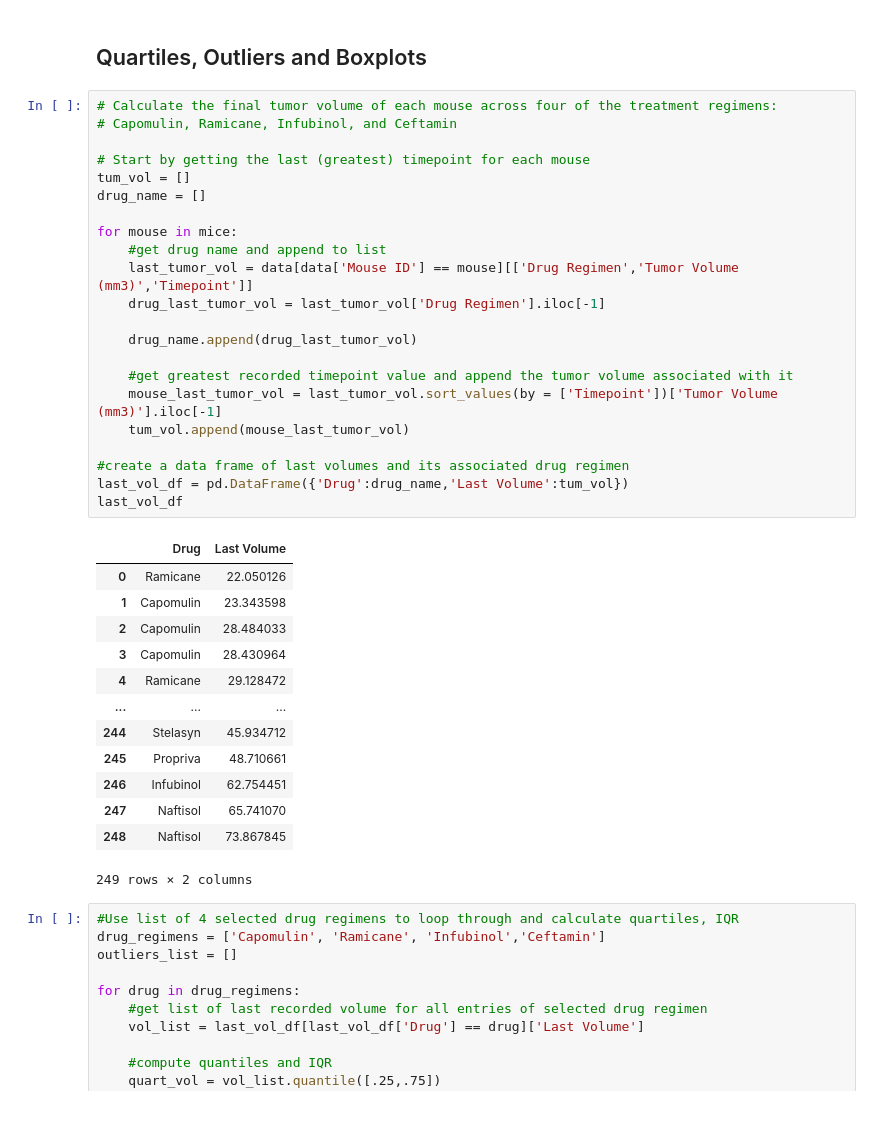
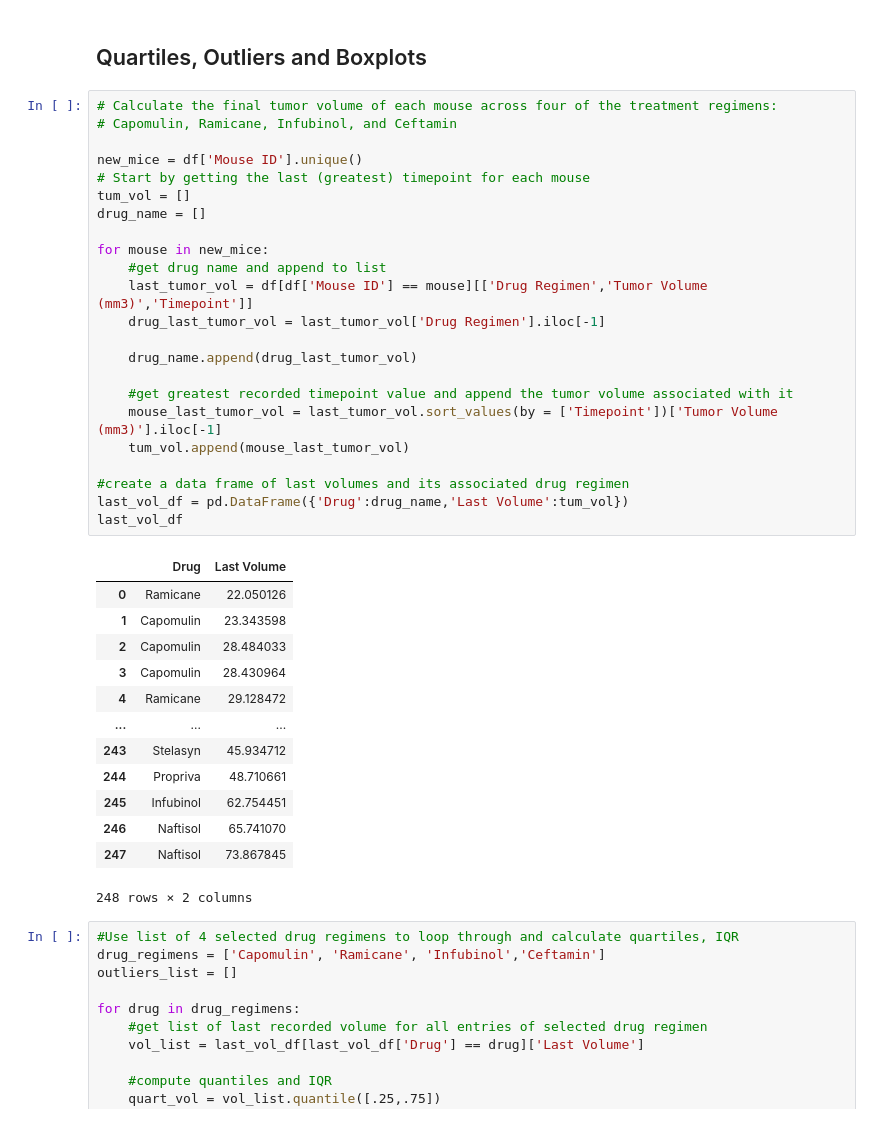
Before and after one commit to brus041/Matplotlib_Project, a Jupyter notebook: pymaceuticals_starter.ipynb, the cells around one changed output. Saved outputs shown, nothing was run; the diff lists cells and outputs as text.

```diff
--- a/pymaceuticals_starter.ipynb
+++ b/pymaceuticals_starter.ipynb
@@ -210,39 +223,40 @@ plt.legend()
 # %%
 # Calculate the final tumor volume of each mouse across four of the treatment regimens:
 # Capomulin, Ramicane, Infubinol, and Ceftamin
 
+new_mice = df['Mouse ID'].unique()
 # Start by getting the last (greatest) timepoint for each mouse
 tum_vol = []
 drug_name = []
 
-for mouse in mice:
+for mouse in new_mice:
     #get drug name and append to list
-    last_tumor_vol = data[data['Mouse ID'] == mouse][['Drug Regimen','Tumor Volume (mm3)','Timepoint']]
+    last_tumor_vol = df[df['Mouse ID'] == mouse][['Drug Regimen','Tumor Volume (mm3)','Timepoint']]
     drug_last_tumor_vol = last_tumor_vol['Drug Regimen'].iloc[-1]
 
     drug_name.append(drug_last_tumor_vol)
 
     #get greatest recorded timepoint value and append the tumor volume associated with it
     mouse_last_tumor_vol = last_tumor_vol.sort_values(by = ['Timepoint'])['Tumor Volume (mm3)'].iloc[-1]
     tum_vol.append(mouse_last_tumor_vol)
 
 #create a data frame of last volumes and its associated drug regimen
 last_vol_df = pd.DataFrame({'Drug':drug_name,'Last Volume':tum_vol})
 last_vol_df
 # %% [output]
 |  | Drug | Last Volume |
 | 0 | Ramicane | 22.050126 |
 | 1 | Capomulin | 23.343598 |
 | 2 | Capomulin | 28.484033 |
 | 3 | Capomulin | 28.430964 |
 | 4 | Ramicane | 29.128472 |
 | ... | ... | ... |
-| 244 | Stelasyn | 45.934712 |
-| 245 | Propriva | 48.710661 |
-| 246 | Infubinol | 62.754451 |
-| 247 | Naftisol | 65.741070 |
-| 248 | Naftisol | 73.867845 |
+| 243 | Stelasyn | 45.934712 |
+| 244 | Propriva | 48.710661 |
+| 245 | Infubinol | 62.754451 |
+| 246 | Naftisol | 65.741070 |
+| 247 | Naftisol | 73.867845 |
-249 rows × 2 columns
+248 rows × 2 columns
 # %%
 #Use list of 4 selected drug regimens to loop through and calculate quartiles, IQR
 drug_regimens = ['Capomulin', 'Ramicane', 'Infubinol','Ceftamin']
```
Also changed, not shown: parts of 1 cell of this notebook.
